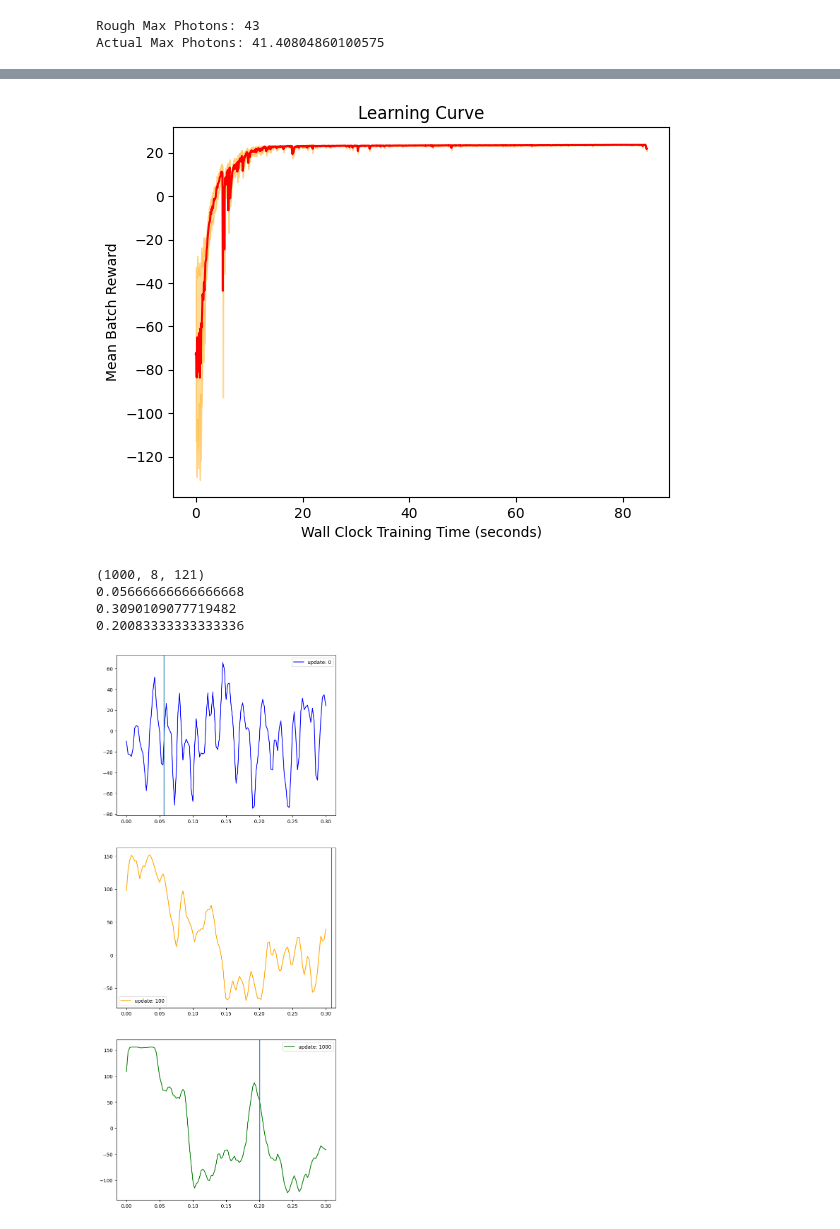
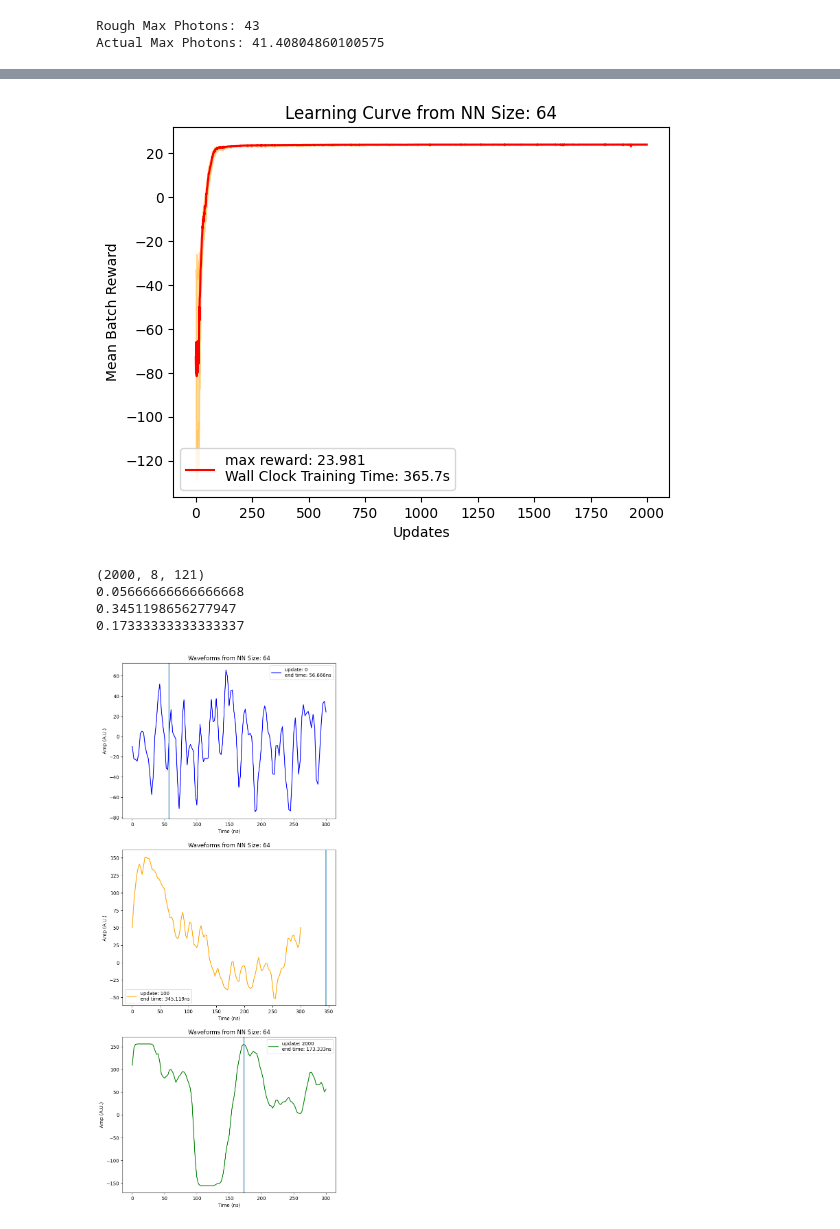
Before and after one commit to AnikenC/ReadoutWithRL, a Jupyter notebook: readoutWithRL/rl_side_v2/learning_curves.ipynb, the cells around one changed output, grey strips where cells are left out. Cells and saved outputs as stored; diff of their text form; code cells hidden in the pictures.

```diff
--- a/readoutWithRL/rl_side_v2/learning_curves.ipynb
+++ b/readoutWithRL/rl_side_v2/learning_curves.ipynb
@@ -116,7 +116,7 @@ photon_weight = 4.0
 
 batchsize = 64
 num_envs = 8
-num_updates = 1000
+num_updates = 2000
 config = {
     "LR": 3e-3,
     "NUM_ENVS": num_envs,
@@ -130,7 +130,7 @@ config = {
     "VF_COEF": 0.5,
     "MAX_GRAD_NORM": 0.5,
     "ACTIVATION": "relu6",
-    "LAYER_SIZE": 256,
+    "LAYER_SIZE": 64,
     "ENV_NAME": "photon_langevin_readout_env",
     "ANNEAL_LR": False,
     "DEBUG": True,
@@ -166,5 +166,6 @@ single_result = single_train(
     photon_weight,
     batchsize,
     num_envs)
-print(f"time taken: {time.time() - start}")
+end = time.time()
+print(f"time taken: {end - start}")
 # %% [output]
@@ -204,44 +205,47 @@ mean_smoothness = metrics["mean batch smoothness"]
 std_reward = metrics["std batch reward"]
 # %%
 env_ind = 0
-update_plot = 1000
+update_plot = 2000
 
-x = np.arange(update_plot) / update_plot * 84.6
+x = np.arange(update_plot) # / update_plot * (end - start)
 m_plot = mean_rewards[:update_plot, env_ind]
 s_plot = std_reward[:update_plot, env_ind]
 
-plt.plot(x, m_plot, label='mean reward PPO', color='red')
+plt.plot(x, m_plot, label=f'max reward: {int(1e3 * max_rewards[-1,0]) / 1e3}\nWall Clock Training Time: {int(1e1 *(end - start)) / 1e1}s', color='red')
 plt.fill_between(x, m_plot - s_plot, m_plot + s_plot, color='orange', alpha=0.4)
-# plt.legend()
-plt.xlabel('Wall Clock Training Time (seconds)')
+plt.legend()
+plt.xlabel('Updates')
 plt.ylabel('Mean Batch Reward')
-plt.title('Learning Curve')
+plt.title(f'Learning Curve from NN Size: {config["LAYER_SIZE"]}')
 plt.show()
 # %% [output]
-[figure, old version]
+[figure, new version]
 # %%
 # Visualising Waveform Learning
 
-plotting_updates = np.array([0, 100, 1000], dtype=np.int16)
+plotting_updates = np.array([0, 100, 2000], dtype=np.int16)
 
 print(max_actions.shape)
 
 update_action = -max_actions[plotting_updates, 0]
 action_linspace = np.linspace(0., num_t1 / kappa, update_action.shape[-1])
 
 fig, ax = plt.subplots(len(plotting_updates), figsize=(8.0, 20.0))
 
 color_list = ["blue", "orange", "green"]
 
 for ind, action in enumerate(update_action):
-    ax[ind].plot(action_linspace, action, label=f'update: {plotting_updates[ind]}', color=color_list[ind])
-    ax[ind].axvline(x=max_times[plotting_updates[ind], 0])
+    ax[ind].plot(action_linspace * 1e3, action, label=f'update: {plotting_updates[ind]}\nend time: {int(1e6 * max_times[plotting_updates[ind], 0]) / 1e3}ns', color=color_list[ind])
+    ax[ind].axvline(x=1e6 * max_times[plotting_updates[ind], 0] / 1e3)
     print(max_times[plotting_updates[ind], 0])
     ax[ind].legend()
+    ax[ind].set_xlabel('Time (ns)')
+    ax[ind].set_ylabel('Amp (A.U.)')
+    ax[ind].set_title(f'Waveforms from NN Size: {config["LAYER_SIZE"]}')
 plt.show()
 # %% [output]
-(1000, 8, 121)
+(2000, 8, 121)
 0.05666666666666668
-0.3090109077719482
-0.20083333333333336
+0.3451198656277947
+0.17333333333333337
-[figure, old version]
+[figure, new version]
```
Also changed, not shown: parts of 6 cells of this notebook, 10 other files.
